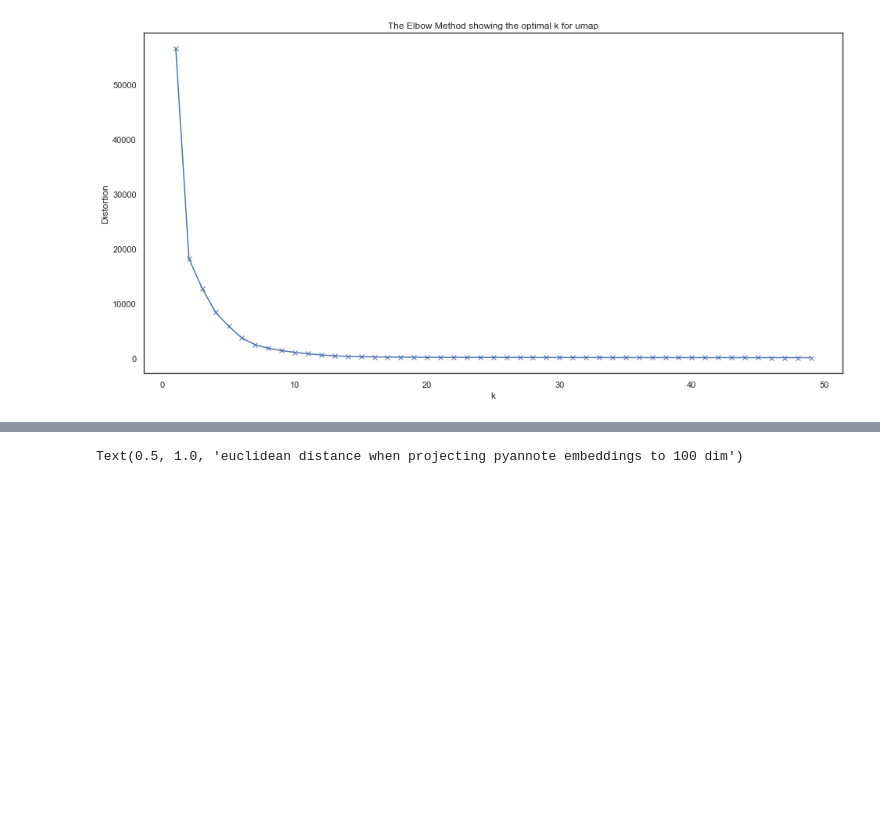
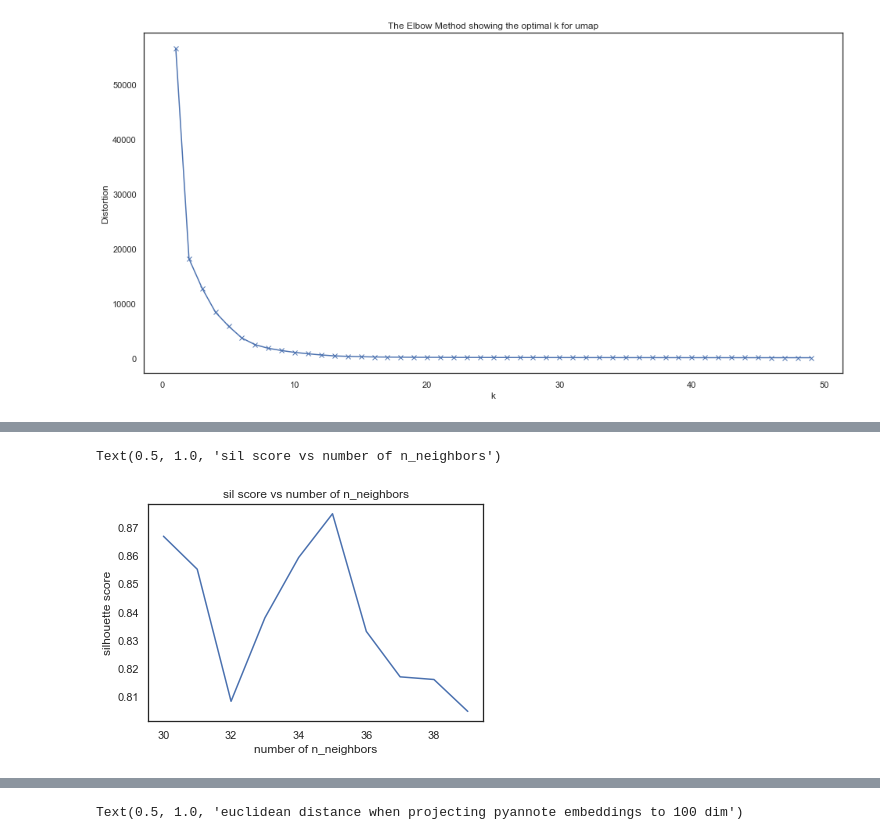
Before and after one commit to Rahul-Brito/infantvoice, a Jupyter notebook: scripts/Dim Reduc Sweep.ipynb, the cells around one changed output, grey strips where cells are left out. Drawn from its saved outputs; the diff is of its cells as text; code cells hidden in the pictures; blank space fills up the shorter version.

```diff
--- a/scripts/Dim Reduc Sweep.ipynb
+++ b/scripts/Dim Reduc Sweep.ipynb
@@ -105,0 +135,16 @@ Text(0.5, 1.0, 'sil score vs umap dimensions')
+# %%
+#create n_neighbors sweep from 5 to 50
+min_dist=0.1
+n_neighbors_sweep=np.arange(30,40)
+dim = 6
+
+umap_neighbors_sweep = {n:dr.run_umap(emb_down, n_components=dim, n_neighbors=n, min_dist=min_dist, metric='cosine') for n in n_neighbors_sweep}
+
+sil_neighbors = [metrics.silhouette_score(e.drop(columns='part_id'), e.part_id, metric='cosine') for e in umap_neighbors_sweep.values()]
+sns.lineplot(x=n_neighbors_sweep, y=sil_neighbors)
+plt.xlabel('number of n_neighbors')
+plt.ylabel('silhouette score')
+plt.title('sil score vs number of n_neighbors')
+# %% [output]
+Text(0.5, 1.0, 'sil score vs number of n_neighbors')
+[figure, added]
```
Also changed, not shown: parts of 8 cells of this notebook, 1 other file.
